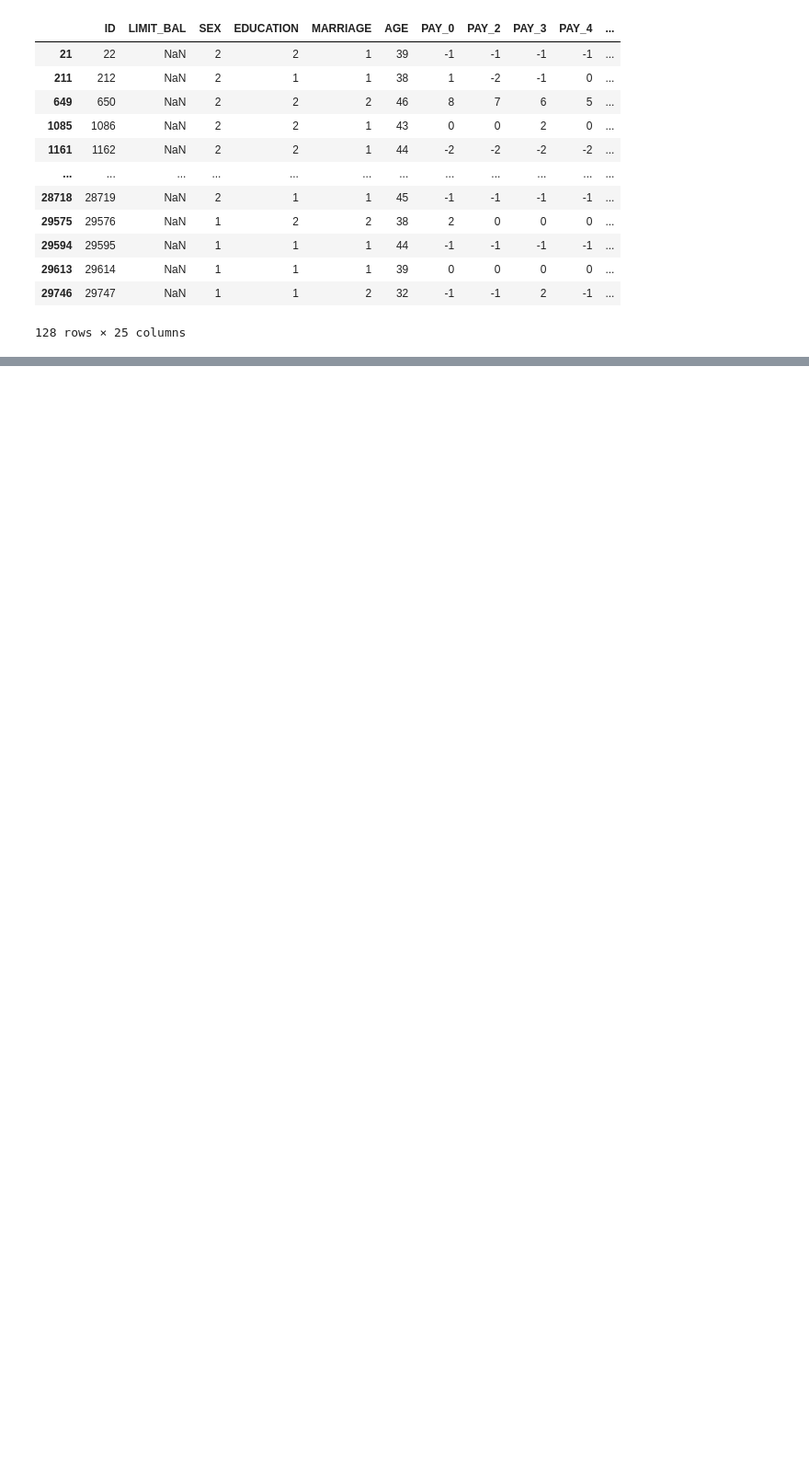
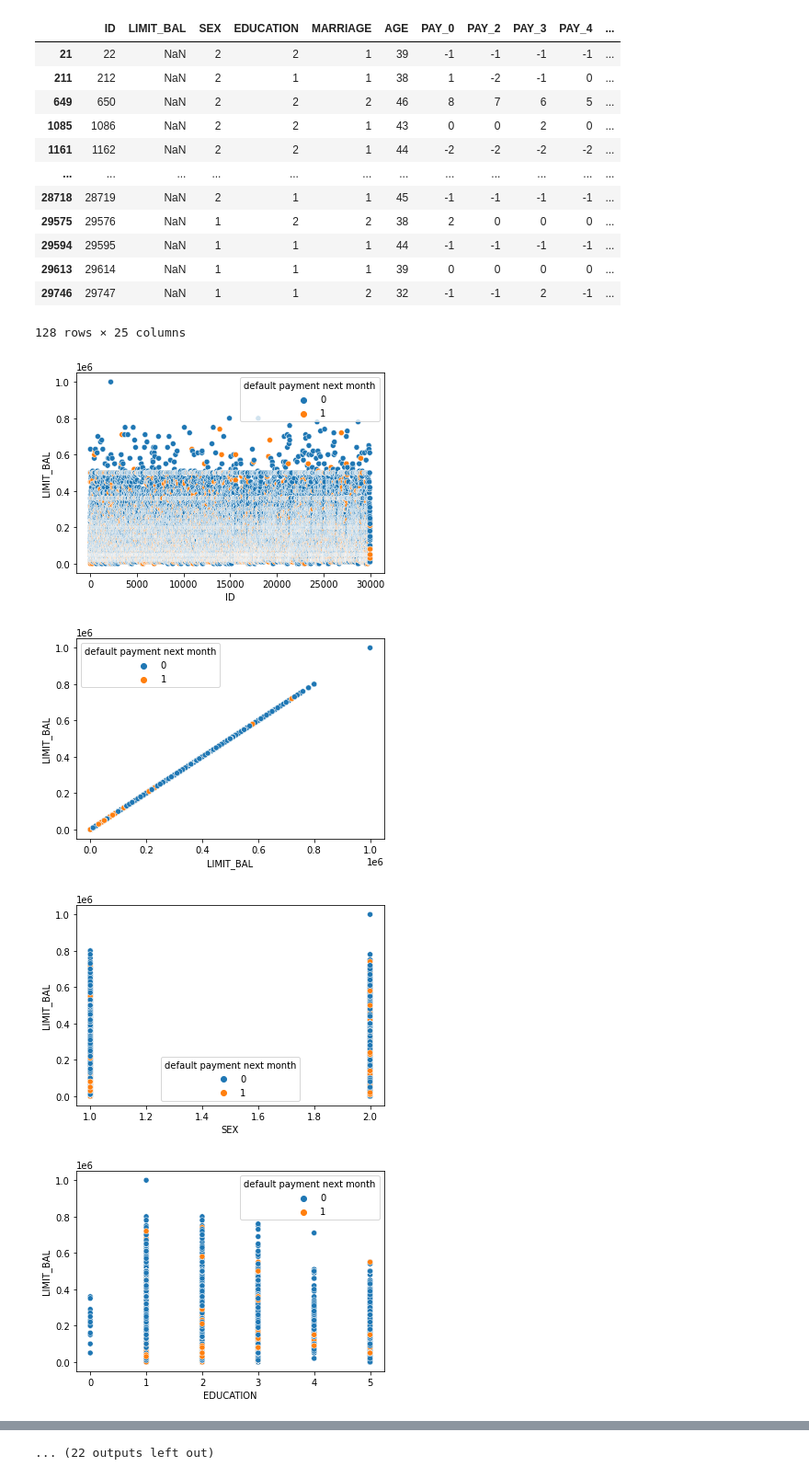
Before and after one commit to prakashtiwari012/RenewPower, a Jupyter notebook: RenewPower/Acme_Bank_Usecase.ipynb, the cells around one changed output, grey strips where cells are left out. Shown at 92% size. Drawn from its saved outputs; the diff is of its cells as text; code cells hidden in the pictures; blank space fills up the shorter version.

```diff
--- a/RenewPower/Acme_Bank_Usecase.ipynb
+++ b/RenewPower/Acme_Bank_Usecase.ipynb
@@ -163,3 +163,12 @@ df[df['LIMIT_BAL'].isna()]
 | 29613 | 29614 | NaN | 1 | 1 | 1 | 39 | 0 | 0 | 0 | 0 | ... |
 | 29746 | 29747 | NaN | 1 | 1 | 2 | 32 | -1 | -1 | 2 | -1 | ... |
 128 rows × 25 columns
+# %%
+for i in df.columns:
+    sns.scatterplot(data=df,y='LIMIT_BAL',x=i,hue='default payment next month')
+    plt.show()
+# %% [output]
+[figure, added]
+[figure, added]
+[figure, added]
+[figure, added]
@@ -165,0 +183 @@ df[df['LIMIT_BAL'].isna()]
+... (22 outputs left out)
```
Also changed, not shown: parts of 7 cells of this notebook.
